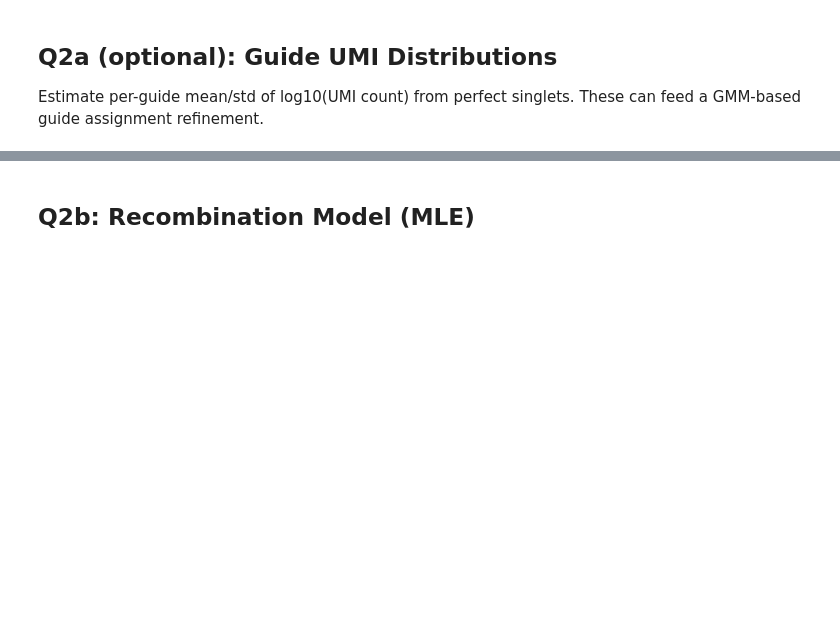
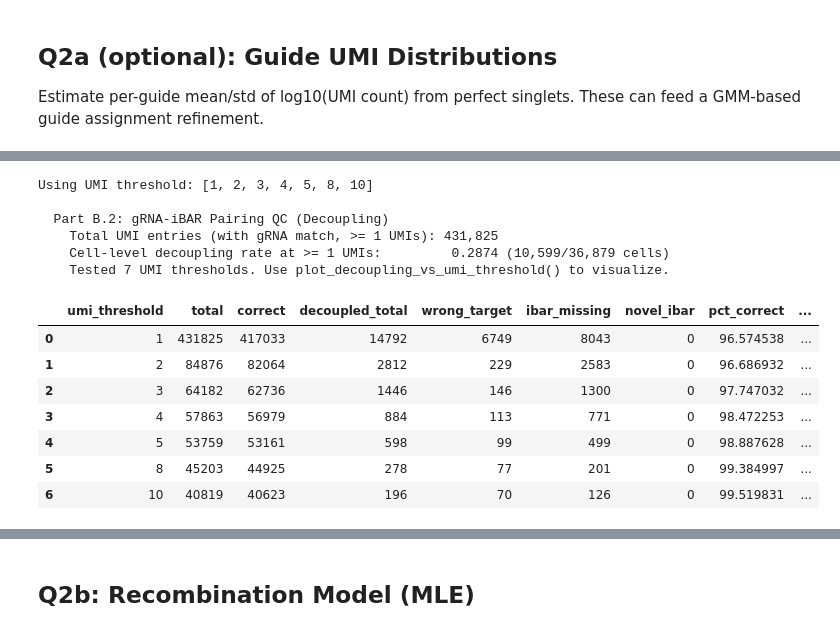
Before and after one commit to jhjiang2020/CSM_ccperturbseq, a Jupyter notebook: scripts/qc_analysis.ipynb, the cells around one changed output, grey strips where cells are left out. Cells and saved outputs as stored; diff of their text form; code cells hidden in the pictures; blank space fills up the shorter version.

```diff
--- a/scripts/qc_analysis.ipynb
+++ b/scripts/qc_analysis.ipynb
@@ -193,0 +224,37 @@ KeyError: 'detection_status'
+# %%
+import scripts.qc_q2_recombination as q2
+# Run the decoupling analysis
+ref_path = cfg['paths']['grna_reference']
+ref_df = pd.read_csv(ref_path)
+
+# get umi threshold from config
+umi_threshold = recomb_cfg.get('umi_thresholds', 1)  # default to 1 if not set
+
+print(f"Using UMI threshold: {umi_threshold}")
+
+# Note: we pass valid_bcs so it only considers GEX-positive cells
+decouple_res = q2.analyze_grna_ibar_pairing(
+    umi_df,
+    ref_df,
+    out_dir=qc_out_dir,
+    valid_bcs=valid_bcs,
+	umi_thresholds=umi_threshold,
+	save_decoupled=False,
+	return_df=False
+)
+display(decouple_res['summary_df'])
+# %% [output]
+Using UMI threshold: [1, 2, 3, 4, 5, 8, 10]
+
+  Part B.2: gRNA-iBAR Pairing QC (Decoupling)
+    Total UMI entries (with gRNA match, >= 1 UMIs): 431,825
+    Cell-level decoupling rate at >= 1 UMIs:         0.2874 (10,599/36,879 cells)
+    Tested 7 UMI thresholds. Use plot_decoupling_vs_umi_threshold() to visualize.
+|  | umi_threshold | total | correct | decoupled_total | wrong_target | ibar_missing | novel_ibar | pct_correct | ... |
+| 0 | 1 | 431825 | 417033 | 14792 | 6749 | 8043 | 0 | 96.574538 | ... |
+| 1 | 2 | 84876 | 82064 | 2812 | 229 | 2583 | 0 | 96.686932 | ... |
+| 2 | 3 | 64182 | 62736 | 1446 | 146 | 1300 | 0 | 97.747032 | ... |
+| 3 | 4 | 57863 | 56979 | 884 | 113 | 771 | 0 | 98.472253 | ... |
+| 4 | 5 | 53759 | 53161 | 598 | 99 | 499 | 0 | 98.887628 | ... |
+| 5 | 8 | 45203 | 44925 | 278 | 77 | 201 | 0 | 99.384997 | ... |
+| 6 | 10 | 40819 | 40623 | 196 | 70 | 126 | 0 | 99.519831 | ... |
```
Also changed, not shown: parts of 14 cells of this notebook, 8 other files.
